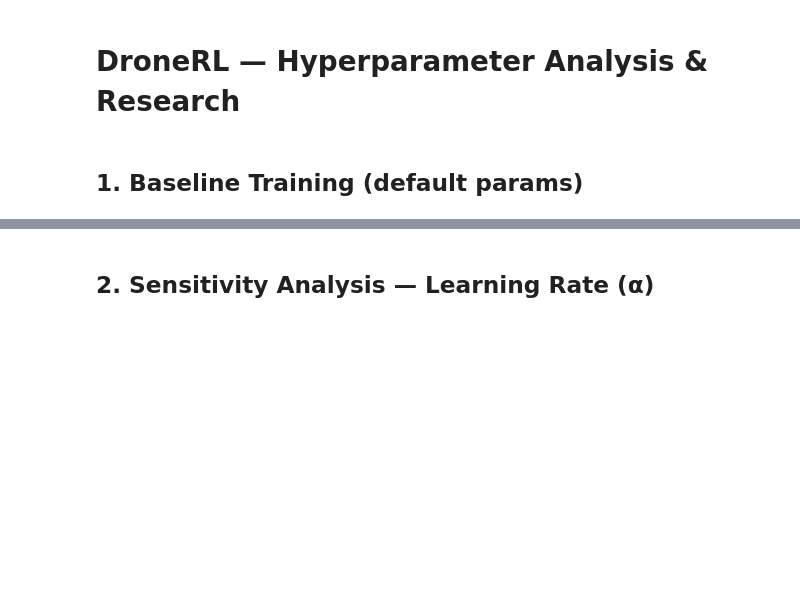
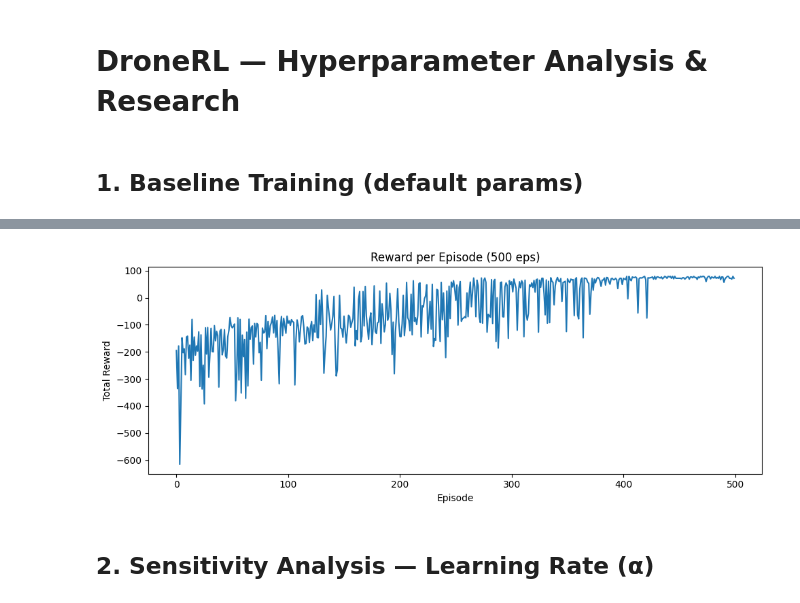
Before and after one commit to hodayakashh/dronerl, a Jupyter notebook: notebooks/analysis.ipynb, the cells around one changed output, grey strips where cells are left out. Drawn from its saved outputs; the diff is of its cells as text; code cells hidden in the pictures; blank space fills up the shorter version.

```diff
--- a/notebooks/analysis.ipynb
+++ b/notebooks/analysis.ipynb
@@ -11,7 +15,7 @@ from dronerl.sdk import DroneRLSDK
 # %% [markdown]
 ## 1. Baseline Training (default params)
 # %%
-sdk = DroneRLSDK('../config/setup.json')
+sdk = DroneRLSDK('config/setup.json')
 rewards = sdk.run_headless(500)
 
 plt.figure(figsize=(10, 4))
@@ -21,3 +25,4 @@ plt.xlabel('Episode')
 plt.ylabel('Total Reward')
 plt.tight_layout()
 plt.show()
+# %% [output]
@@ -24,3 +36,4 @@ plt.show()
+[figure, added]
 # %% [markdown]
 ## 2. Sensitivity Analysis — Learning Rate (α)
 # %%
```
Also changed, not shown: parts of 5 cells of this notebook.
